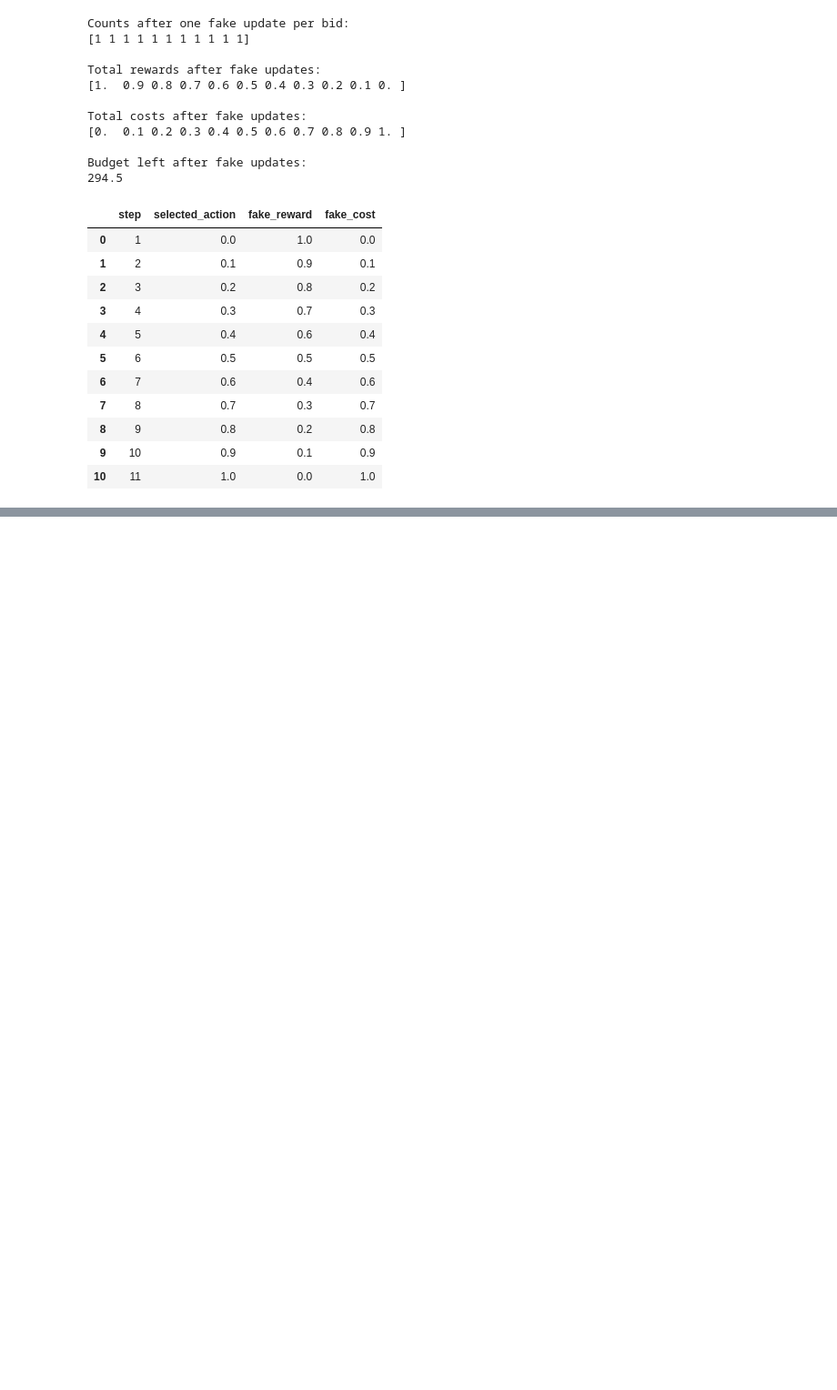
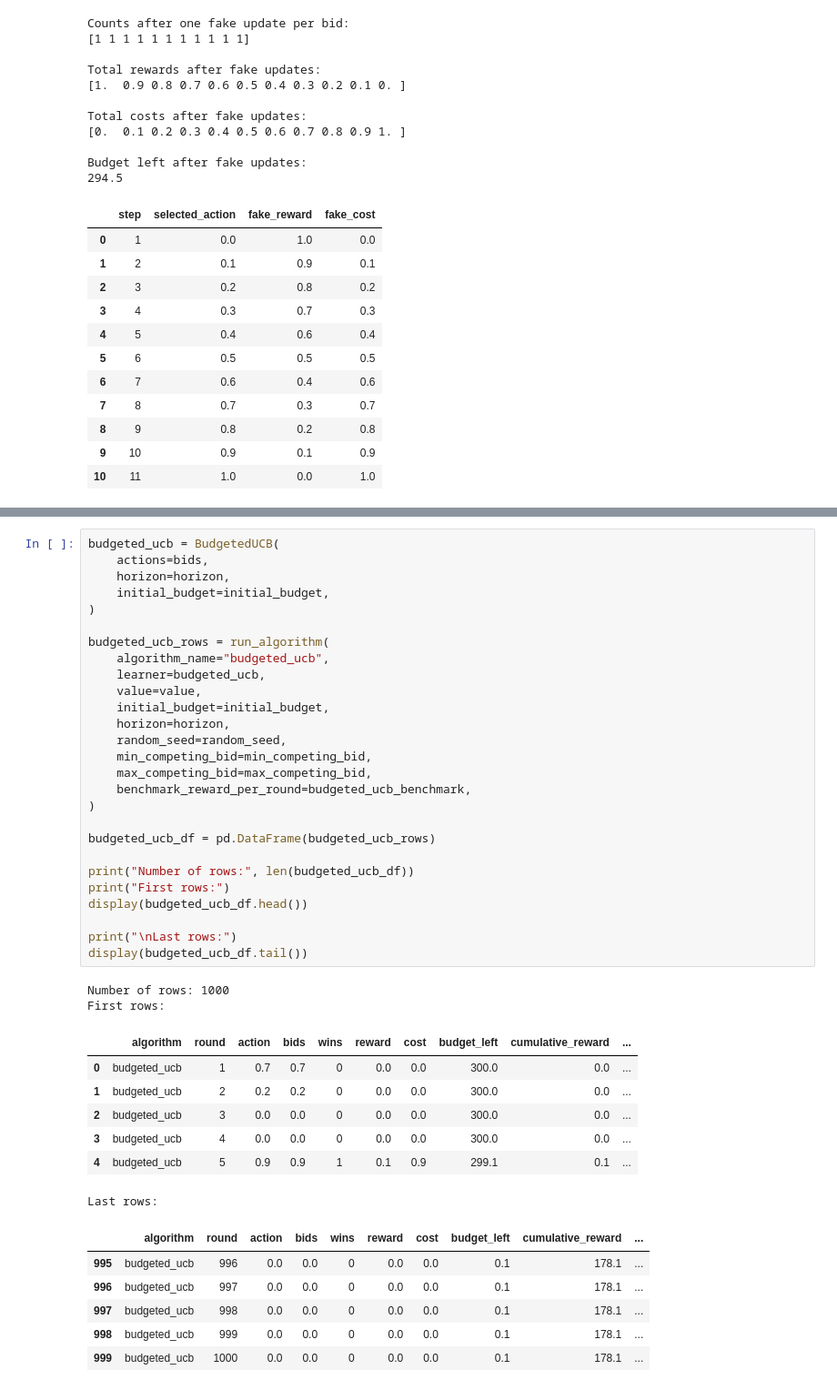
Before and after one commit to FoadZahediLabaf/OnlineAdvertisingBiddingStrategy, a Jupyter notebook: notebooks/req1_single_campaign.ipynb, the cells around one changed output, grey strips where cells are left out. Shown at 91% size. Drawn from its saved outputs; the diff is of its cells as text; blank space fills up the shorter version.

```diff
--- a/notebooks/req1_single_campaign.ipynb
+++ b/notebooks/req1_single_campaign.ipynb
@@ -423,0 +521,43 @@ Budget left after fake updates:
+# %%
+budgeted_ucb = BudgetedUCB(
+    actions=bids,
+    horizon=horizon,
+    initial_budget=initial_budget,
+)
+
+budgeted_ucb_rows = run_algorithm(
+    algorithm_name="budgeted_ucb",
+    learner=budgeted_ucb,
+    value=value,
+    initial_budget=initial_budget,
+    horizon=horizon,
+    random_seed=random_seed,
+    min_competing_bid=min_competing_bid,
+    max_competing_bid=max_competing_bid,
+    benchmark_reward_per_round=budgeted_ucb_benchmark,
+)
+
+budgeted_ucb_df = pd.DataFrame(budgeted_ucb_rows)
+
+print("Number of rows:", len(budgeted_ucb_df))
+print("First rows:")
+display(budgeted_ucb_df.head())
+
+print("\nLast rows:")
+display(budgeted_ucb_df.tail())
+# %% [output]
+Number of rows: 1000
+First rows:
+|  | algorithm | round | action | bids | wins | reward | cost | budget_left | cumulative_reward | ... |
+| 0 | budgeted_ucb | 1 | 0.7 | 0.7 | 0 | 0.0 | 0.0 | 300.0 | 0.0 | ... |
+| 1 | budgeted_ucb | 2 | 0.2 | 0.2 | 0 | 0.0 | 0.0 | 300.0 | 0.0 | ... |
+| 2 | budgeted_ucb | 3 | 0.0 | 0.0 | 0 | 0.0 | 0.0 | 300.0 | 0.0 | ... |
+| 3 | budgeted_ucb | 4 | 0.0 | 0.0 | 0 | 0.0 | 0.0 | 300.0 | 0.0 | ... |
+| 4 | budgeted_ucb | 5 | 0.9 | 0.9 | 1 | 0.1 | 0.9 | 299.1 | 0.1 | ... |
+Last rows:
+|  | algorithm | round | action | bids | wins | reward | cost | budget_left | cumulative_reward | ... |
+| 995 | budgeted_ucb | 996 | 0.0 | 0.0 | 0 | 0.0 | 0.0 | 0.1 | 178.1 | ... |
+| 996 | budgeted_ucb | 997 | 0.0 | 0.0 | 0 | 0.0 | 0.0 | 0.1 | 178.1 | ... |
+| 997 | budgeted_ucb | 998 | 0.0 | 0.0 | 0 | 0.0 | 0.0 | 0.1 | 178.1 | ... |
+| 998 | budgeted_ucb | 999 | 0.0 | 0.0 | 0 | 0.0 | 0.0 | 0.1 | 178.1 | ... |
+| 999 | budgeted_ucb | 1000 | 0.0 | 0.0 | 0 | 0.0 | 0.0 | 0.1 | 178.1 | ... |
```
Also changed, not shown: parts of 10 cells of this notebook, 5 other files.
